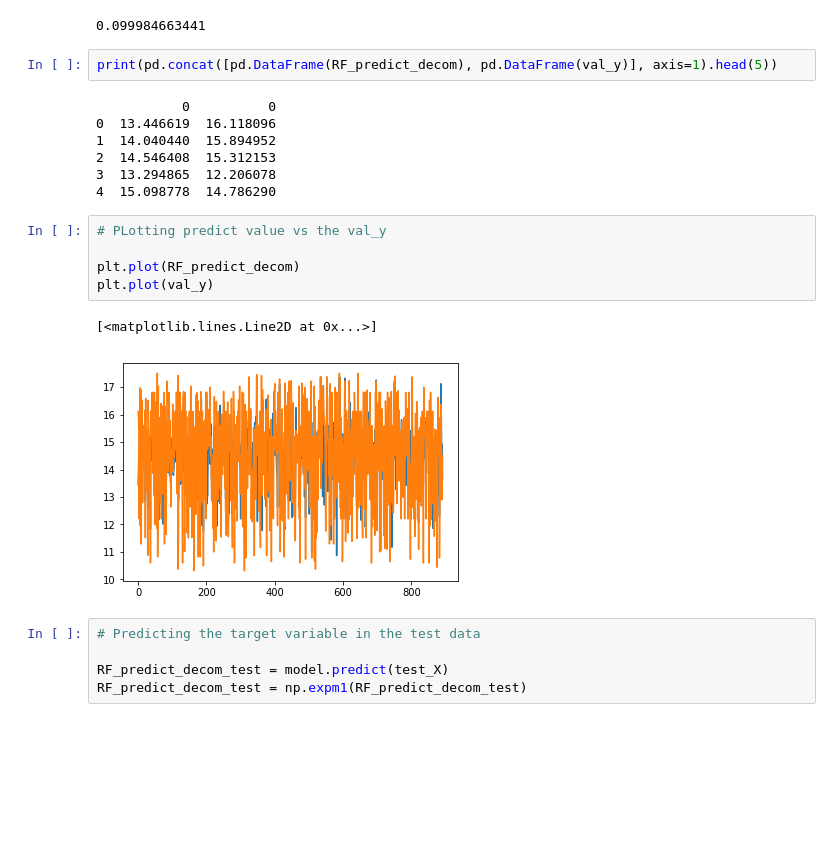
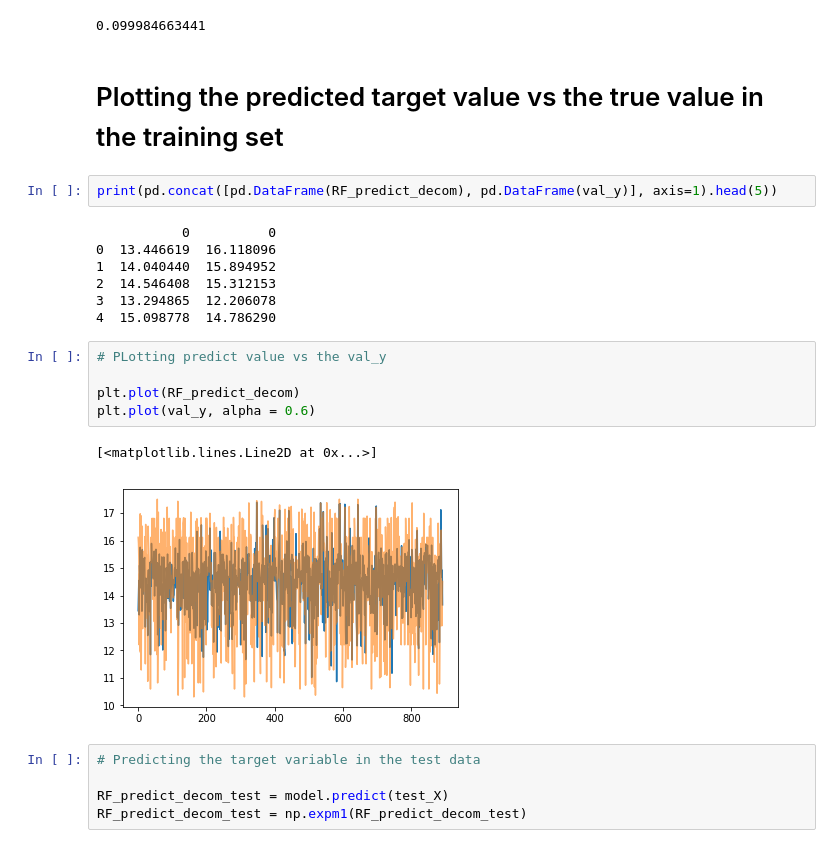
Before and after one commit to prathikshas/Capstone, a Jupyter notebook: Capstone .ipynb, the cells around one changed output. Cells and saved outputs as stored; diff of their text form; blank space fills up the shorter version.

```diff
--- a/Capstone .ipynb
+++ b/Capstone .ipynb
@@ -443,6 +473,8 @@ RF_predict_decom = model.predict(val_X)
 print(rmsle(RF_predict_decom, val_y))
 # %% [output]
 0.099984663441
+# %% [markdown]
+# Plotting the predicted target value vs the true value in the training set
 # %%
 print(pd.concat([pd.DataFrame(RF_predict_decom), pd.DataFrame(val_y)], axis=1).head(5))
 # %% [output]
@@ -455,11 +487,11 @@ print(pd.concat([pd.DataFrame(RF_predict_decom), pd.DataFrame(val_y)], axis=1).h
 # %%
 # PLotting predict value vs the val_y
 
 plt.plot(RF_predict_decom)
-plt.plot(val_y)
+plt.plot(val_y, alpha = 0.6)
 # %% [output]
 [<matplotlib.lines.Line2D at 0x...>]
-[figure, old version]
+[figure, new version]
 # %%
 # Predicting the target variable in the test data
 
```
Also changed, not shown: parts of 25 cells of this notebook.
